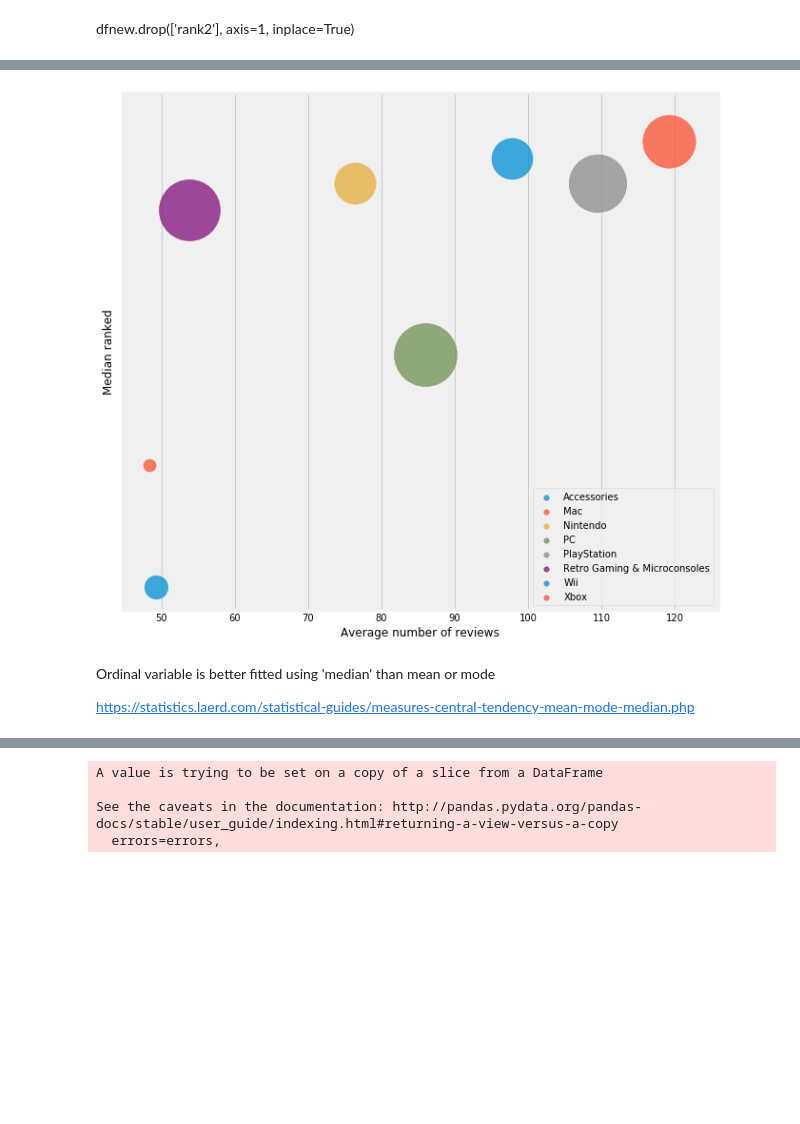
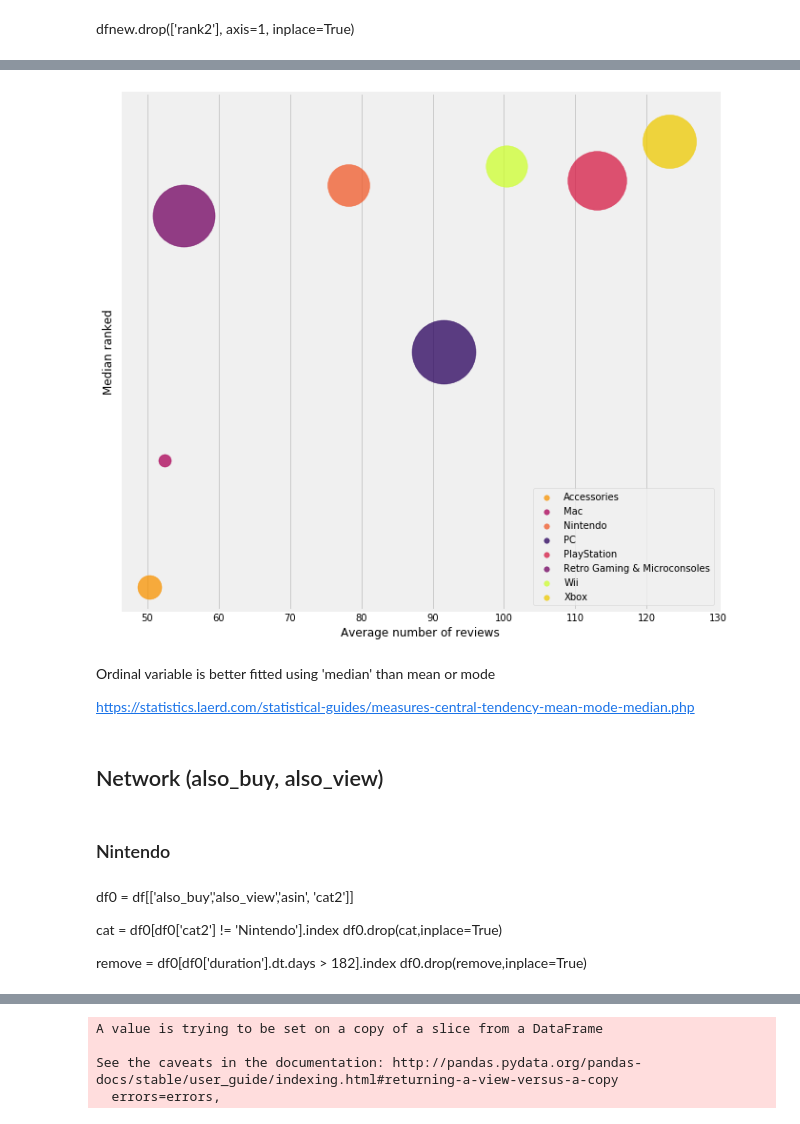
Before and after one commit to smartiiv/data_viz, a Jupyter notebook: Final.ipynb, the cells around one changed output, grey strips where cells are left out. Drawn from its saved outputs; the diff is of its cells as text; code cells hidden in the pictures; blank space fills up the shorter version.

```diff
--- a/Final.ipynb
+++ b/Final.ipynb
@@ -342,3 +341,0 @@ df2.reset_index(inplace=True)
-# %%
-x = df2['cat2']
-y = df2['count']
@@ -474,0 +351,6 @@ y22_1 = df23['count']
+# %%
+df1.loc[:,'total_count'] = df1.groupby('asin')['count'].transform(np.sum)
+# %%
+remove = df1[df1['total_count'] < 2000].index
+
+df1.drop(remove, inplace=True)
@@ -474,0 +373,13 @@ y22_1 = df23['count']
+# %%
+fig = plt.figure(figsize=(20,12))
+
+ax = fig.add_subplot(111)
+
+for i in set(df1['asin']):
+    a = df1[df1['asin'] == i]
+    x = a['year']
+    y = a['count']
+    ax.plot(x,y, alpha=0.3)
+
+ax.set_yscale('log')
+plt.show()
@@ -1009,30 +831,31 @@ cat = dfnewfinal['cat2']
 # %%
 fig = plt.figure(figsize=(10,10))
 
 ax = fig.add_subplot(111, yticklabels=[])
 
 for i in np.arange(0,8,1):
-    ax.scatter(x[i],y[i], alpha=0.75, marker='o', label=cat[i],s=size[i])
+    ax.scatter(x[i],y[i], alpha=0.75, marker='o', label=cat[i],s=size[i], color= color_cat[cat[i]])
 
 
 
 #ax.set_xscale('log')
 #ax.set_yscale('log')
 #ax.set_ylim(bottom=20000,top=55000)
 #ax.set_xlim(left=0)
 
 ax.set_xlabel('Average number of reviews')
 ax.set_ylabel('Median ranked')
 ax.grid(axis='y')
 
 legend = ax.legend(loc=4)
 for i in np.arange(0,8,1):
     legend.legendHandles[i]._sizes = [30]
 
 fig.tight_layout
 plt.show()
+#fig.savefig('3')
 # %% [output]
-[figure, old version]
+[figure, new version]
 # %% [markdown]
 Ordinal variable is better fitted using 'median' than mean or mode
 
@@ -1041,0 +863,12 @@ import networkx as nx
+# %% [markdown]
+## Network (also_buy, also_view)
+# %% [markdown]
+### Nintendo
+# %% [markdown]
+df0 = df[['also_buy','also_view','asin', 'cat2']]
+
+cat = df0[df0['cat2'] != 'Nintendo'].index
+df0.drop(cat,inplace=True)
+
+remove = df0[df0['duration'].dt.days > 182].index
+df0.drop(remove,inplace=True)
```
Also changed, not shown: parts of 92 cells of this notebook.
